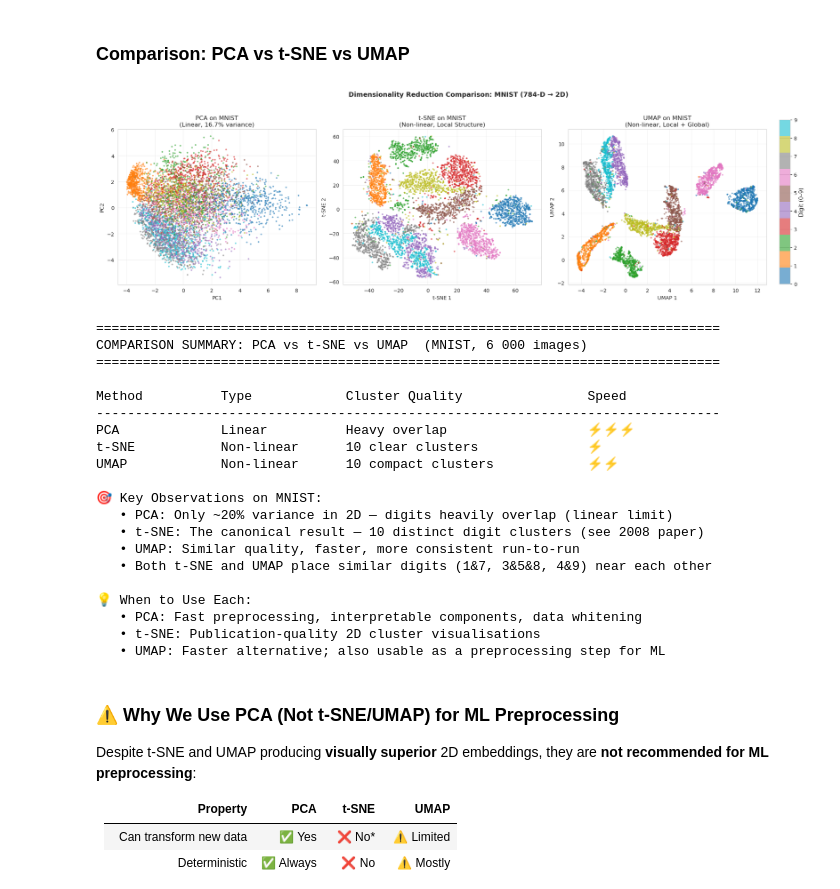
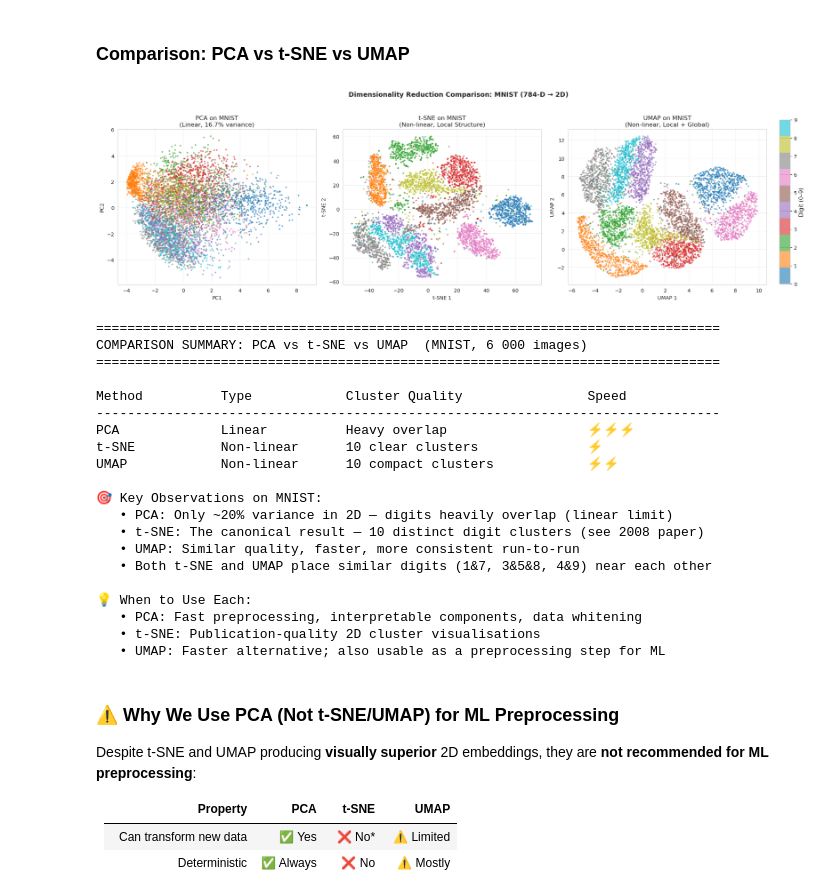
Before and after one commit to uf-bme/BME6938-Spring-2026, a Jupyter notebook: lessons/07-dimensionality_reduction/dimensionality_reduction.ipynb, the cells around one changed output. Drawn from its saved outputs; the diff is of its cells as text; code cells hidden in the pictures.

```diff
--- a/lessons/07-dimensionality_reduction/dimensionality_reduction.ipynb
+++ b/lessons/07-dimensionality_reduction/dimensionality_reduction.ipynb
@@ -812,7 +758,7 @@ axes[1].set_title('t-SNE on MNIST\n(Non-linear, Local Structure)')
 axes[1].grid(True, alpha=0.3)
 
 # UMAP (reuse from earlier)
-scatter3 = axes[2].scatter(X_umap_detailed[:, 0], X_umap_detailed[:, 1],
+scatter3 = axes[2].scatter(X_umap[:, 0], X_umap[:, 1],
                            c=y_mnist, cmap='tab10',
                            alpha=0.6, edgecolors='none', s=10)
 axes[2].set_xlabel('UMAP 1')
@@ -820,34 +766,34 @@ axes[2].set_ylabel('UMAP 2')
 axes[2].set_title('UMAP on MNIST\n(Non-linear, Local + Global)')
 axes[2].grid(True, alpha=0.3)
 
 plt.suptitle('Dimensionality Reduction Comparison: MNIST (784-D → 2D)',
              fontsize=13, fontweight='bold')
 plt.tight_layout(rect=[0, 0, 0.93, 0.95])
 cbar_ax = fig.add_axes([0.94, 0.1, 0.015, 0.75])
 cbar = fig.colorbar(scatter3, cax=cbar_ax, ticks=range(10))
 cbar.set_label('Digit (0–9)', fontsize=11)
 plt.show()
 
 print("\n" + "=" * 80)
 print("COMPARISON SUMMARY: PCA vs t-SNE vs UMAP  (MNIST, 6 000 images)")
 print("=" * 80)
 print(f"\n{'Method':<15} {'Type':<15} {'Cluster Quality':<30} {'Speed':<10}")
 print("-" * 80)
 print(f"{'PCA':<15} {'Linear':<15} {'Heavy overlap':<30} {'⚡⚡⚡':<10}")
 print(f"{'t-SNE':<15} {'Non-linear':<15} {'10 clear clusters':<30} {'⚡':<10}")
 print(f"{'UMAP':<15} {'Non-linear':<15} {'10 compact clusters':<30} {'⚡⚡':<10}")
 
 print("\n🎯 Key Observations on MNIST:")
 print("   • PCA: Only ~20% variance in 2D — digits heavily overlap (linear limit)")
 print("   • t-SNE: The canonical result — 10 distinct digit clusters (see 2008 paper)")
 print("   • UMAP: Similar quality, faster, more consistent run-to-run")
 print("   • Both t-SNE and UMAP place similar digits (1&7, 3&5&8, 4&9) near each other")
 print("\n💡 When to Use Each:")
 print("   • PCA: Fast preprocessing, interpretable components, data whitening")
 print("   • t-SNE: Publication-quality 2D cluster visualisations")
 print("   • UMAP: Faster alternative; also usable as a preprocessing step for ML")
 # %% [output]
-[figure, old version]
+[figure, new version]
 ================================================================================
 COMPARISON SUMMARY: PCA vs t-SNE vs UMAP  (MNIST, 6 000 images)
 ================================================================================
```
Also changed, not shown: parts of 2 cells of this notebook.
